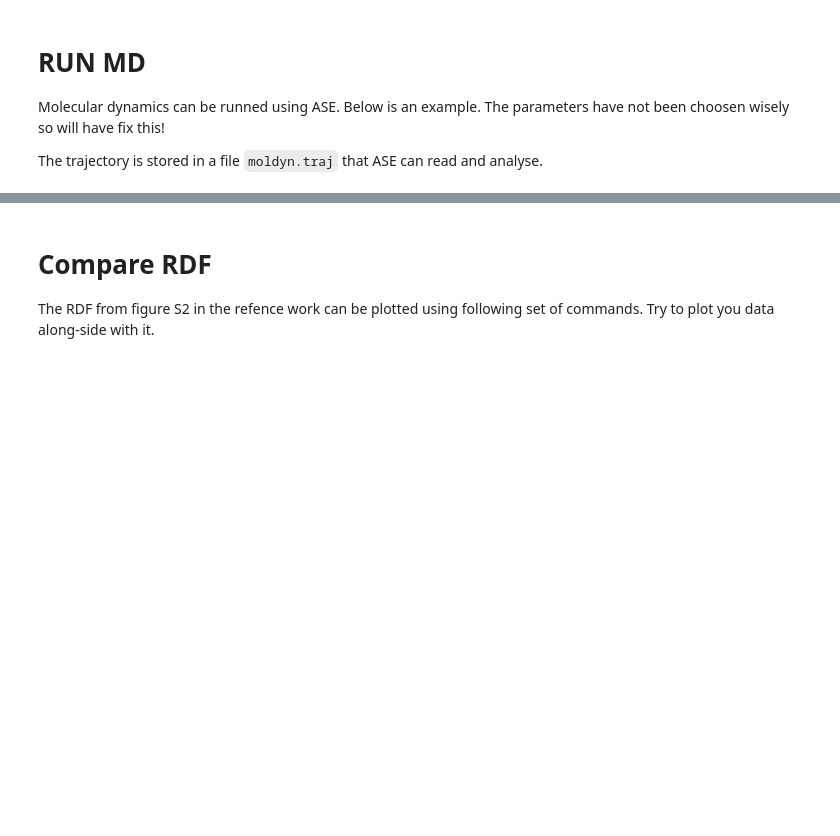
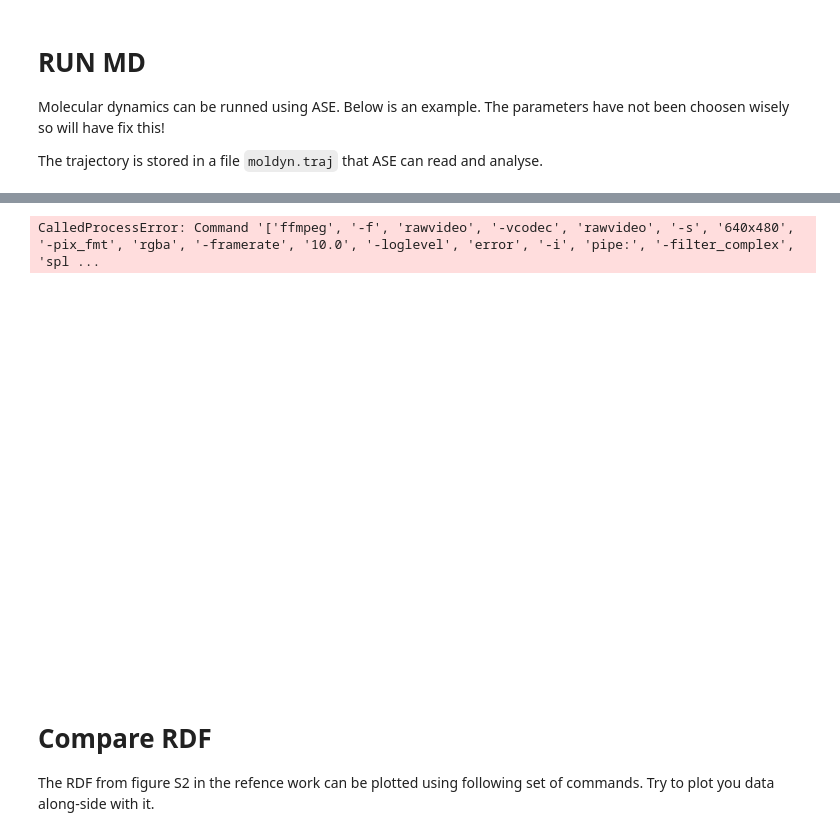
Before and after one commit to jollactic/Modelling_course, a Jupyter notebook: FF_MD/Tutorial.ipynb, the cells around one changed output, grey strips where cells are left out. Cells and saved outputs as stored; diff of their text form; code cells hidden in the pictures; blank space fills up the shorter version.

```diff
--- a/FF_MD/Tutorial.ipynb
+++ b/FF_MD/Tutorial.ipynb
@@ -209,0 +233,10 @@ Energy per atom: Epot = -3.168eV  Ekin = 0.197eV (T=1525K)  Etot = -2.970eV
+# %%
+from ase.io import read, animation
+import matplotlib.pyplot as plt
+
+traj = read("DFT.db", ":")
+
+ani = animation.animate(traj, interval=100)
+
+ani.save("train.gif")
+# %% [output]
@@ -210,3 +245,5 @@ Energy per atom: Epot = -3.168eV  Ekin = 0.197eV (T=1525K)  Etot = -2.970eV
+CalledProcessError: Command '['ffmpeg', '-f', 'rawvideo', '-vcodec', 'rawvideo', '-s', '640x480', '-pix_fmt', 'rgba', '-framerate', '10.0', '-loglevel', 'error', '-i', 'pipe:', '-filter_complex', 'spl ...
+[figure, added]
 # %%
 # run more MD to get better statistics
 
```
Also changed, not shown: parts of 4 cells of this notebook.
